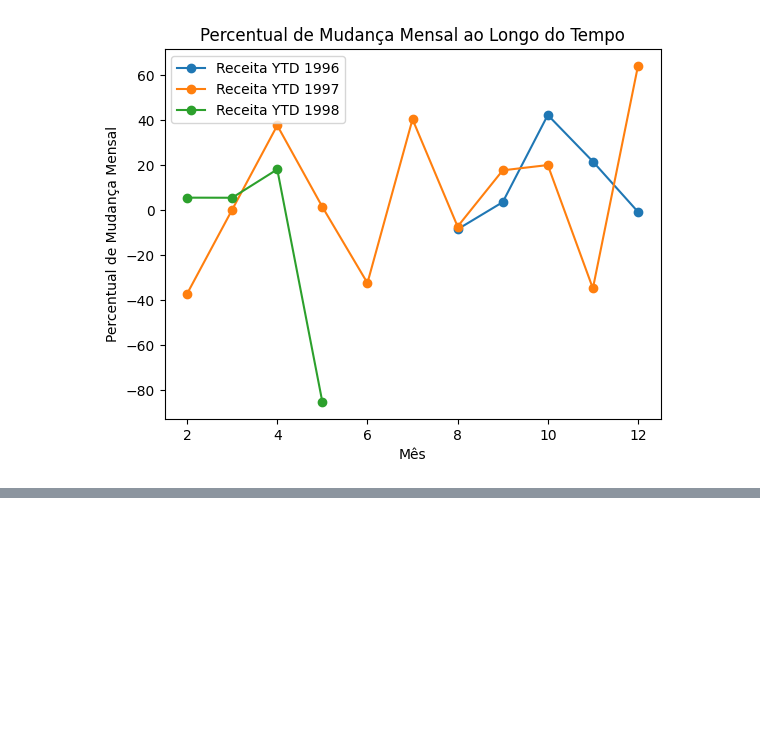
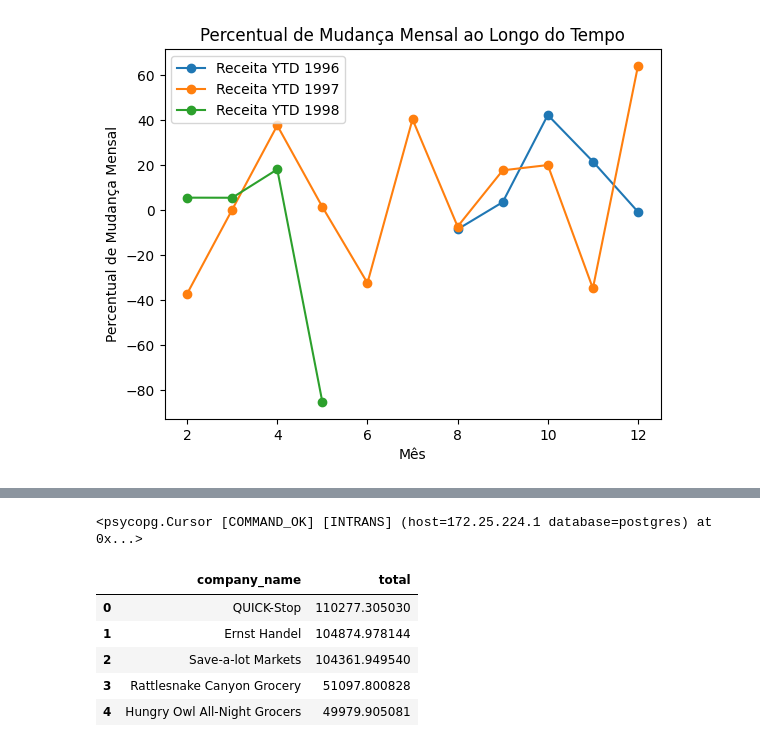
Before and after one commit to Jcnok/bootcamp-jornada-de-dados_2024, a Jupyter notebook: bootcamp-SQL-e-analytics/aula_05/notebook/aula_05.ipynb, the cells around one changed output, grey strips where cells are left out. Cells and saved outputs as stored; diff of their text form; code cells hidden in the pictures; blank space fills up the shorter version.

```diff
--- a/bootcamp-SQL-e-analytics/aula_05/notebook/aula_05.ipynb
+++ b/bootcamp-SQL-e-analytics/aula_05/notebook/aula_05.ipynb
@@ -429,0 +432,40 @@ plt.show()
+# %%
+query = '''
+-- 03.Calcular o valor total que cada cliente pagou até agora, listando os clientes por ordem decrescente de valor total pago.
+CREATE VIEW view_total_revenues_per_customer AS
+WITH CustomerOrders AS (
+    SELECT
+        c.company_name,
+        od.unit_price,
+        od.quantity,
+        od.discount
+    FROM
+        customers c
+    INNER JOIN
+        orders o ON c.customer_id = o.customer_id
+    INNER JOIN
+        order_details od ON od.order_id = o.order_id
+)
+SELECT
+    company_name,
+    SUM(unit_price * quantity * (1.0 - discount)) AS total
+FROM
+    CustomerOrders
+GROUP BY
+    company_name
+ORDER BY
+    total DESC;
+'''
+cursor.execute(query)
+# %% [output]
+<psycopg.Cursor [COMMAND_OK] [INTRANS] (host=172.25.224.1 database=postgres) at 0x...>
+# %%
+df = pd.read_sql("select * from view_total_revenues_per_customer", conn)
+df.head()
+# %% [output]
+|  | company_name | total |
+| 0 | QUICK-Stop | 110277.305030 |
+| 1 | Ernst Handel | 104874.978144 |
+| 2 | Save-a-lot Markets | 104361.949540 |
+| 3 | Rattlesnake Canyon Grocery | 51097.800828 |
+| 4 | Hungry Owl All-Night Grocers | 49979.905081 |
```
Also changed, not shown: parts of 8 cells of this notebook.
